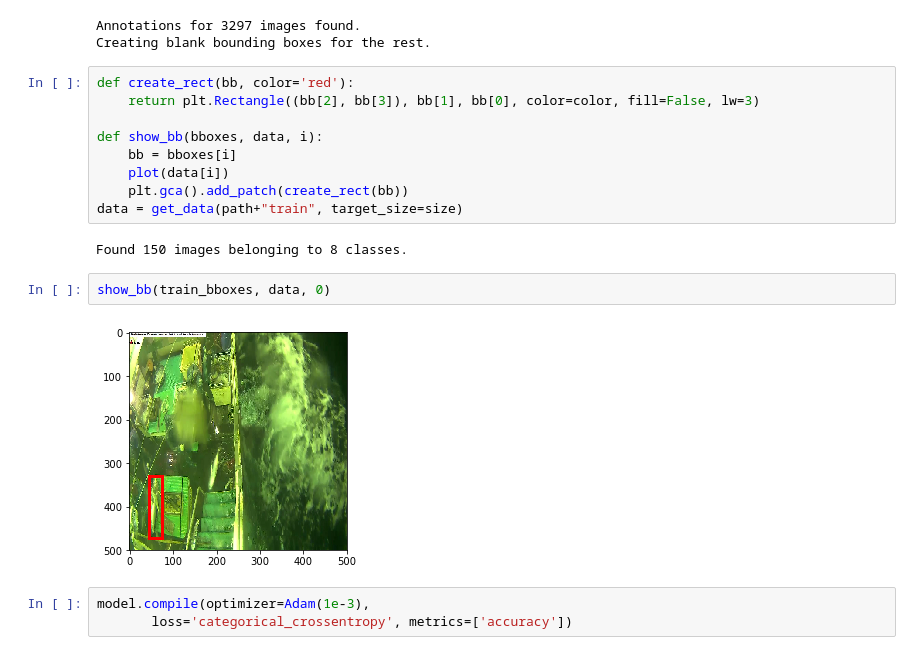
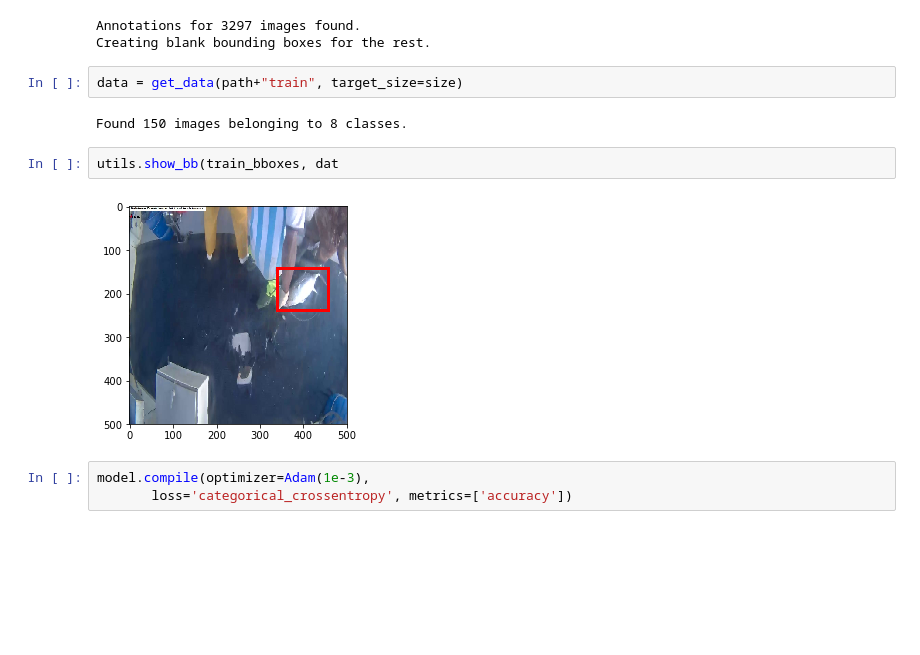
Before and after one commit to NegatioN/KaggleFisheries, a Jupyter notebook: fisheries.ipynb, the cells around one changed output. Drawn from its saved outputs; the diff is of its cells as text; blank space fills up the shorter version.

Commit message:
add show bbox in utils

```diff
--- a/fisheries.ipynb
+++ b/fisheries.ipynb
@@ -100,21 +100,14 @@ train_bboxes = annotationHandler.create_bbx("data/annotations", size, batches.fi
 # %% [output]
 Annotations for 3297 images found.
 Creating blank bounding boxes for the rest.
-# %%
-def create_rect(bb, color='red'):
-    return plt.Rectangle((bb[2], bb[3]), bb[1], bb[0], color=color, fill=False, lw=3)
-
-def show_bb(bboxes, data, i):
-    bb = bboxes[i]
-    plot(data[i])
-    plt.gca().add_patch(create_rect(bb))
-data = get_data(path+"train", target_size=size)
-# %% [output]
-Found 150 images belonging to 8 classes.
-# %%
-show_bb(train_bboxes, data, 0)
-# %% [output]
-[figure, removed]
+# %%
+data = get_data(path+"train", target_size=size)
+# %% [output]
+Found 150 images belonging to 8 classes.
+# %%
+utils.show_bb(train_bboxes, dat
+# %% [output]
+[figure, added]
 # %%
 model.compile(optimizer=Adam(1e-3),
        loss='categorical_crossentropy', metrics=['accuracy'])
```
Also changed, not shown: 1 other file.
